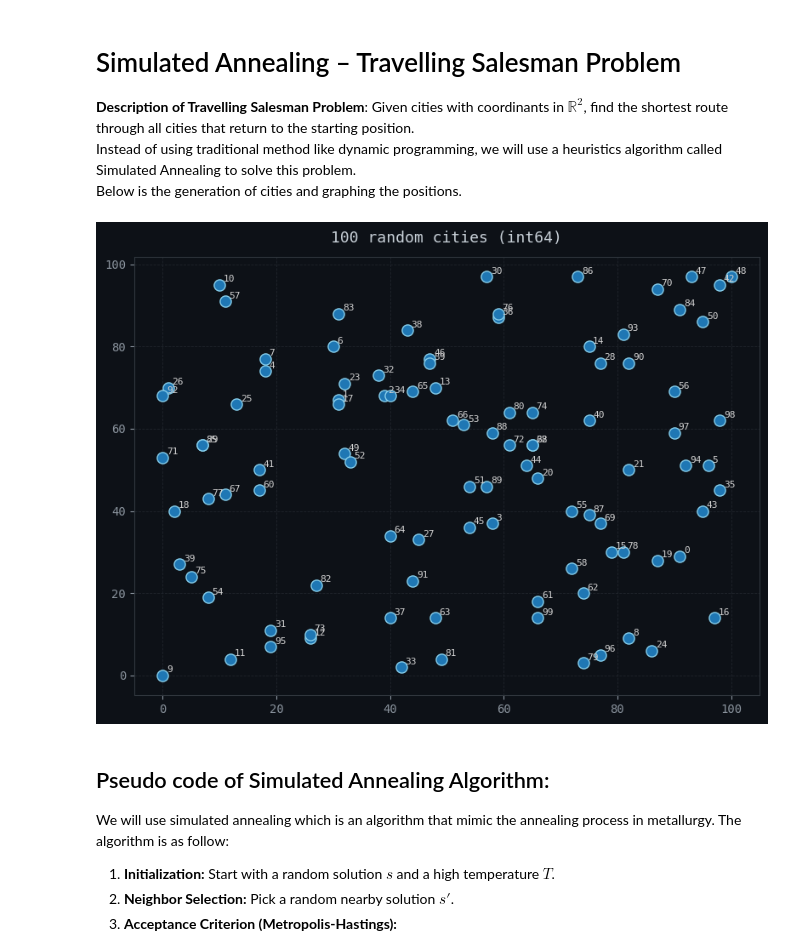
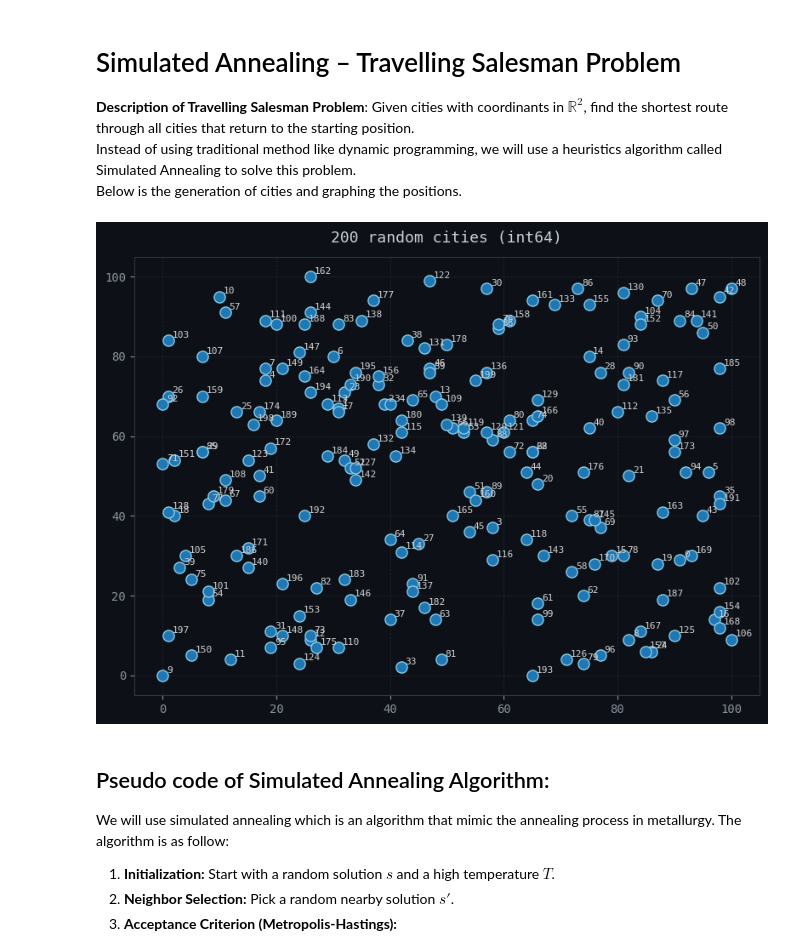
Before and after one commit to Tysonn2605/data-insat-tyson, a Jupyter notebook: notebooks/vdc/SAv1.ipynb, the cells around one changed output. Drawn from its saved outputs; the diff is of its cells as text; code cells hidden in the pictures.

```diff
--- a/notebooks/vdc/SAv1.ipynb
+++ b/notebooks/vdc/SAv1.ipynb
@@ -32,25 +32,25 @@ plt.rcParams.update({
 # –––––––––––––––––––––––––––––––––––––––––––––––––––––––––––––––––––––––––––––––––––––
 # %%
 # –– Parameters –––––––––––––––––––––––––––––––––––––––––––––––––––––––––––––––––––––––
-N_CITIES = 100
+N_CITIES = 200
 INIT_TEMP = 10_000
-COOLING = 0.9999
+COOLING = 0.9975
 MIN_TEMP = 0.01
 
 # –– City positions (int but the solution is the same for float) ––––––––––––––––––––––
 cities = np.random.randint(0, 101, size=(N_CITIES, 2))
 
 fig, ax = plt.subplots(figsize=(8, 6))
 ax.scatter(cities[:, 0], cities[:, 1], s=90, edgecolors='skyblue', zorder=3)
 for i, (x, y) in enumerate(cities):
     ax.text(x + 0.7, y + 0.7, str(i), fontsize=8, color='lightgrey', zorder=4)
 ax.set_title(f"{N_CITIES} random cities ({type(x).__name__})", fontsize=13, pad=12)
 ax.grid(True, ls='--')
 plt.tight_layout()
 plt.show()
 # –––––––––––––––––––––––––––––––––––––––––––––––––––––––––––––––––––––––––––––––––––––
 # %% [output]
-[figure, old version]
+[figure, new version]
 # %% [markdown]
 ## Pseudo code of Simulated Annealing Algorithm:
 
```
Also changed, not shown: parts of 2 cells of this notebook.
